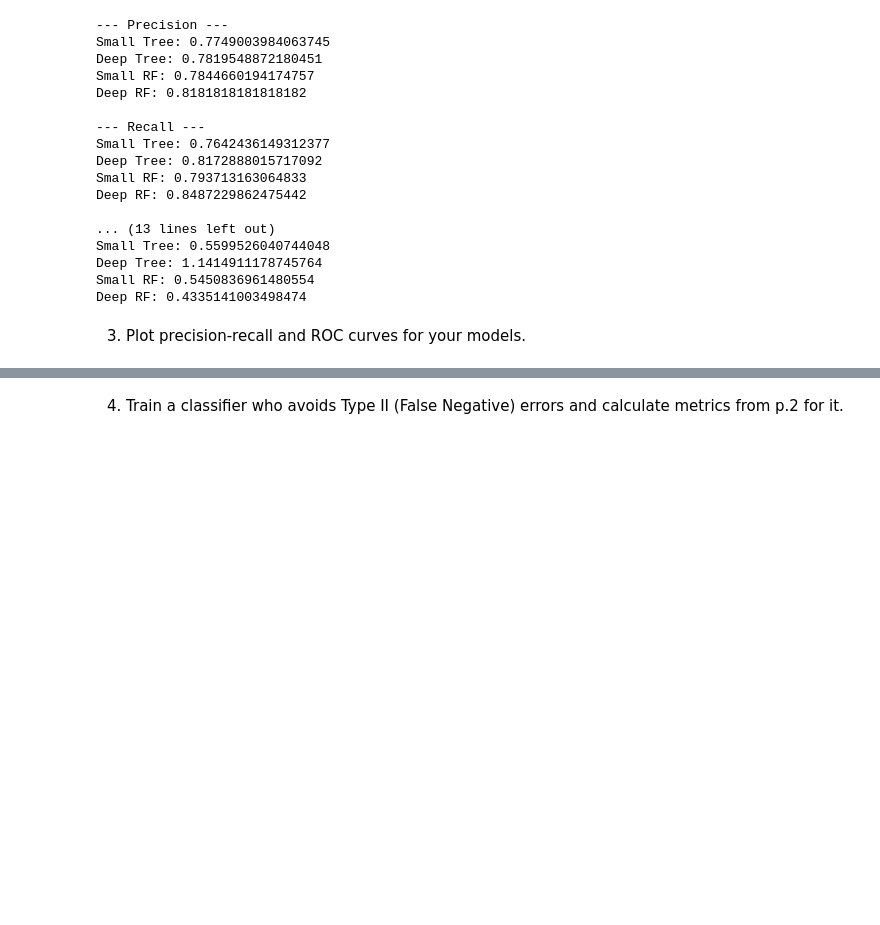
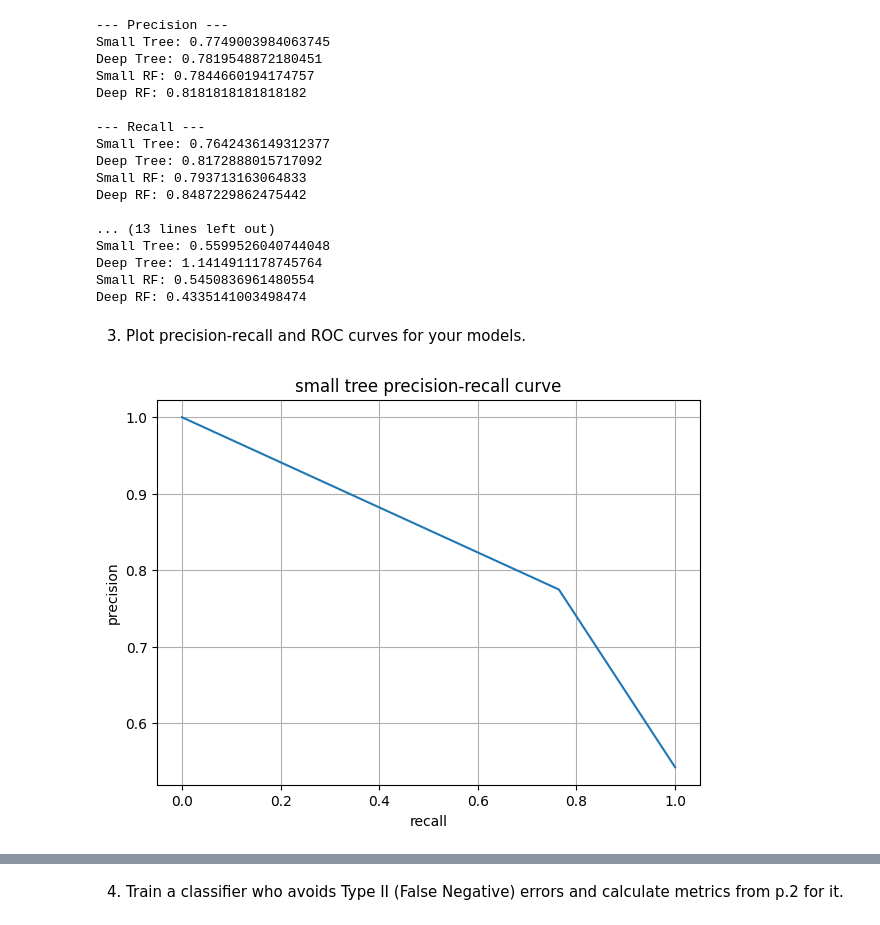
Before and after one commit to antilya/ML-course, a Jupyter notebook: Task_1_Ilya_Group_J4132.ipynb, the cells around one changed output, grey strips where cells are left out. Drawn from its saved outputs; the diff is of its cells as text; code cells hidden in the pictures; blank space fills up the shorter version.

```diff
--- a/Task_1_Ilya_Group_J4132.ipynb
+++ b/Task_1_Ilya_Group_J4132.ipynb
@@ -154,2 +156,21 @@ Deep RF: 0.4335141003498474
 # %%
-print()
+# small tree precision-recall
+small_tree_probabilities = small_tree_classifier.predict_proba(x_test)
+small_tree_activity_probabilities = small_tree_probabilities[:, 1]
+
+small_tree_precision, small_tree_recall, small_tree_thresholds = metrics.precision_recall_curve(
+    y_test,
+    small_tree_activity_probabilities)
+
+plt.figure(figsize=(7, 5))
+
+plt.plot(small_tree_recall, small_tree_precision)
+
+plt.xlabel("recall")
+plt.ylabel("precision")
+plt.title("small tree precision-recall curve")
+
+plt.grid(True)
+plt.show()
+# %% [output]
+[figure, added]
```
Also changed, not shown: parts of 8 cells of this notebook.
